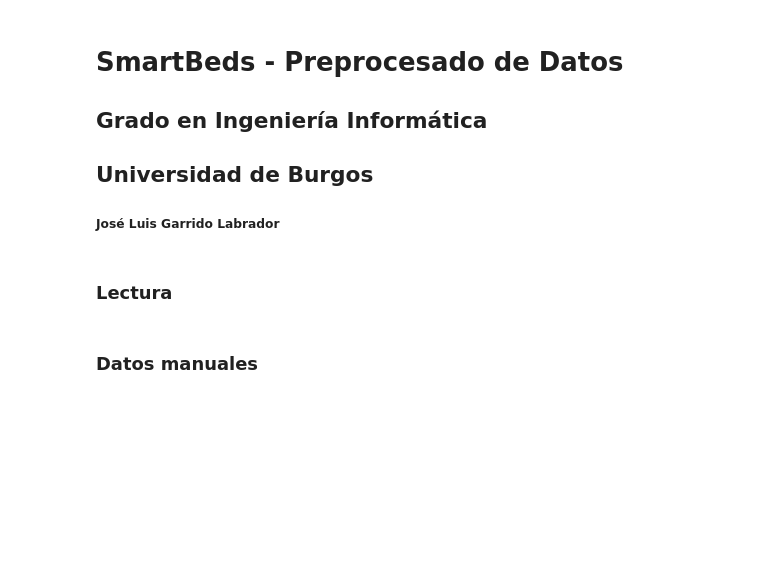
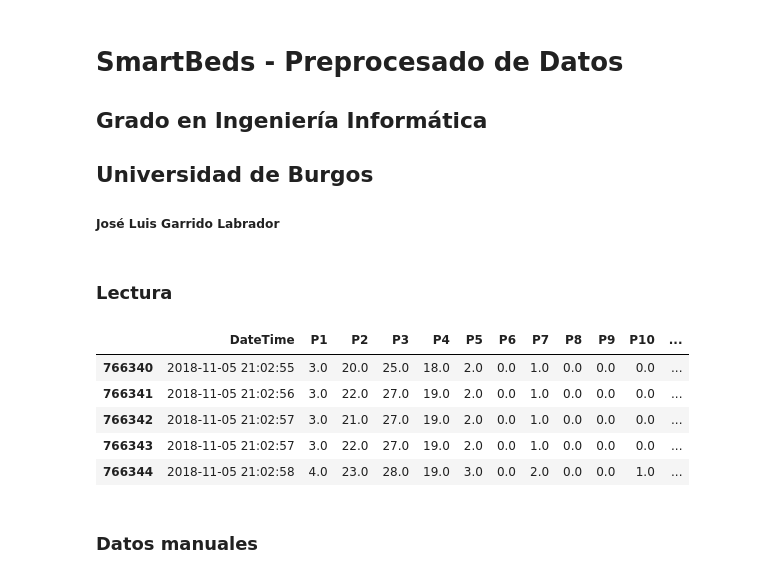
Before and after one commit to jlgarridol/TFG-SmartBeds, a Jupyter notebook: src/Data.ipynb, the cells around one changed output. Cells and saved outputs as stored; diff of their text form; code cells hidden in the pictures; blank space fills up the shorter version.

```diff
--- a/src/Data.ipynb
+++ b/src/Data.ipynb
@@ -13,9 +13,16 @@ import matplotlib.pyplot as plt
 # %%
 import loadData as ld
 
 datos = ld.load(r"../data/")
-
 datos = ld.preprocess(datos)
+datos.head()
+# %% [output]
+|  | DateTime | P1 | P2 | P3 | P4 | P5 | P6 | P7 | P8 | P9 | P10 | ... |
+| 766340 | 2018-11-05 21:02:55 | 3.0 | 20.0 | 25.0 | 18.0 | 2.0 | 0.0 | 1.0 | 0.0 | 0.0 | 0.0 | ... |
+| 766341 | 2018-11-05 21:02:56 | 3.0 | 22.0 | 27.0 | 19.0 | 2.0 | 0.0 | 1.0 | 0.0 | 0.0 | 0.0 | ... |
+| 766342 | 2018-11-05 21:02:57 | 3.0 | 21.0 | 27.0 | 19.0 | 2.0 | 0.0 | 1.0 | 0.0 | 0.0 | 0.0 | ... |
+| 766343 | 2018-11-05 21:02:57 | 3.0 | 22.0 | 27.0 | 19.0 | 2.0 | 0.0 | 1.0 | 0.0 | 0.0 | 0.0 | ... |
+| 766344 | 2018-11-05 21:02:58 | 4.0 | 23.0 | 28.0 | 19.0 | 3.0 | 0.0 | 2.0 | 0.0 | 0.0 | 1.0 | ... |
 # %% [markdown]
 ### Datos manuales
 # %%
```
Also changed, not shown: parts of 8 cells of this notebook, 1 other file.
